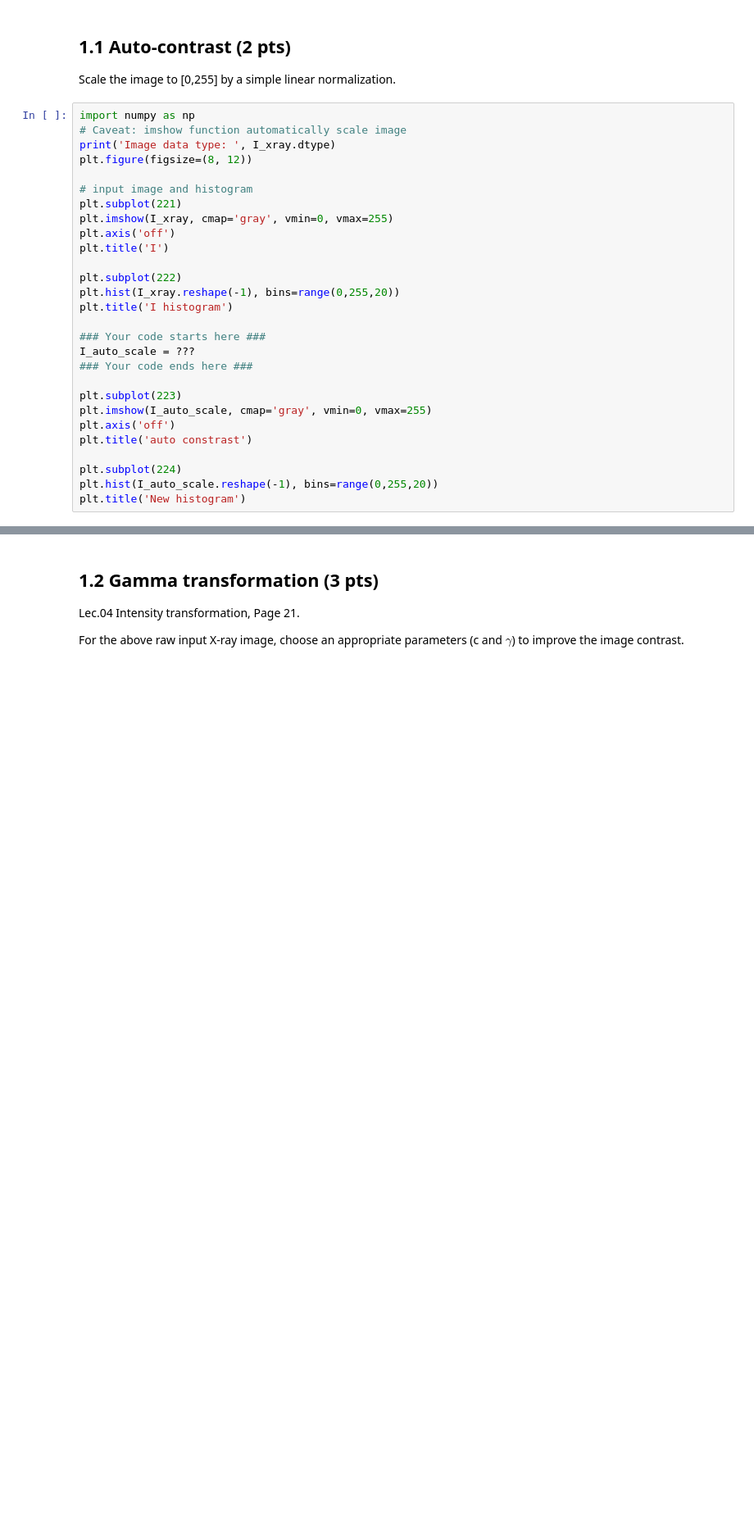
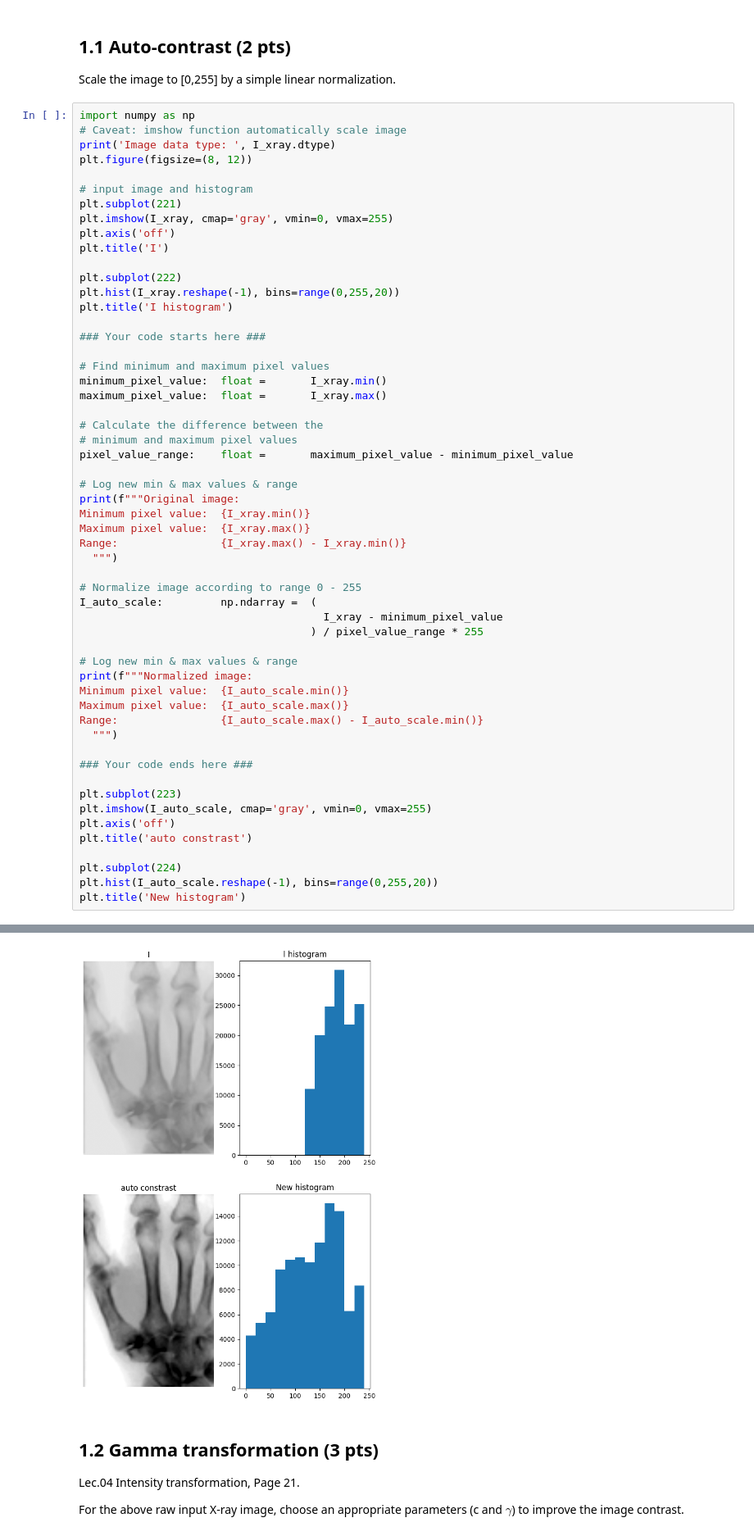
Before and after one commit to theokoles7/notebooks, a Jupyter notebook: Image-Processing/_assignments_/HW01_lab.ipynb, the cells around one changed output, grey strips where cells are left out. Shown at 82% size. Drawn from its saved outputs; the diff is of its cells as text; blank space fills up the shorter version.

```diff
--- a/Image-Processing/_assignments_/HW01_lab.ipynb
+++ b/Image-Processing/_assignments_/HW01_lab.ipynb
@@ -76,7 +101,34 @@ plt.hist(I_xray.reshape(-1), bins=range(0,255,20))
 plt.title('I histogram')
 
 ### Your code starts here ###
-I_auto_scale = ???
+
+# Find minimum and maximum pixel values
+minimum_pixel_value:  float =       I_xray.min()
+maximum_pixel_value:  float =       I_xray.max()
+
+# Calculate the difference between the
+# minimum and maximum pixel values
+pixel_value_range:    float =       maximum_pixel_value - minimum_pixel_value
+
+# Log new min & max values & range
+print(f"""Original image:
+Minimum pixel value:  {I_xray.min()}
+Maximum pixel value:  {I_xray.max()}
+Range:                {I_xray.max() - I_xray.min()}
+  """)
+
+# Normalize image according to range 0 - 255
+I_auto_scale:         np.ndarray =  (
+                                      I_xray - minimum_pixel_value
+                                    ) / pixel_value_range * 255
+
+# Log new min & max values & range
+print(f"""Normalized image:
+Minimum pixel value:  {I_auto_scale.min()}
+Maximum pixel value:  {I_auto_scale.max()}
+Range:                {I_auto_scale.max() - I_auto_scale.min()}
+  """)
+
 ### Your code ends here ###
 
 plt.subplot(223)
@@ -87,3 +139,4 @@ plt.title('auto constrast')
 plt.subplot(224)
 plt.hist(I_auto_scale.reshape(-1), bins=range(0,255,20))
 plt.title('New histogram')
+# %% [output]
@@ -90,3 +154,4 @@ plt.title('New histogram')
+[figure, added]
 # %% [markdown]
 ## 1.2 Gamma transformation (3 pts)
 
```
Also changed, not shown: parts of 27 cells of this notebook.
